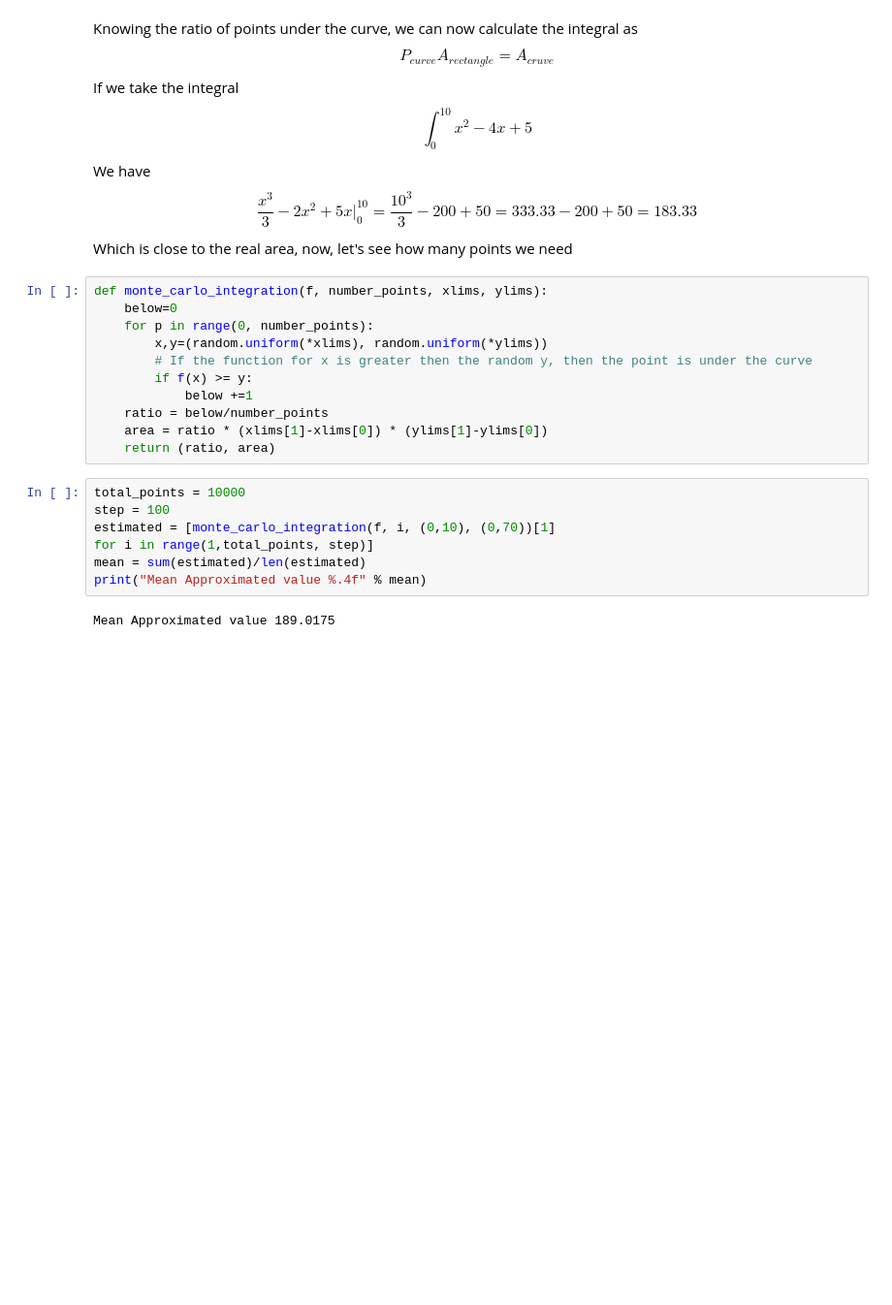
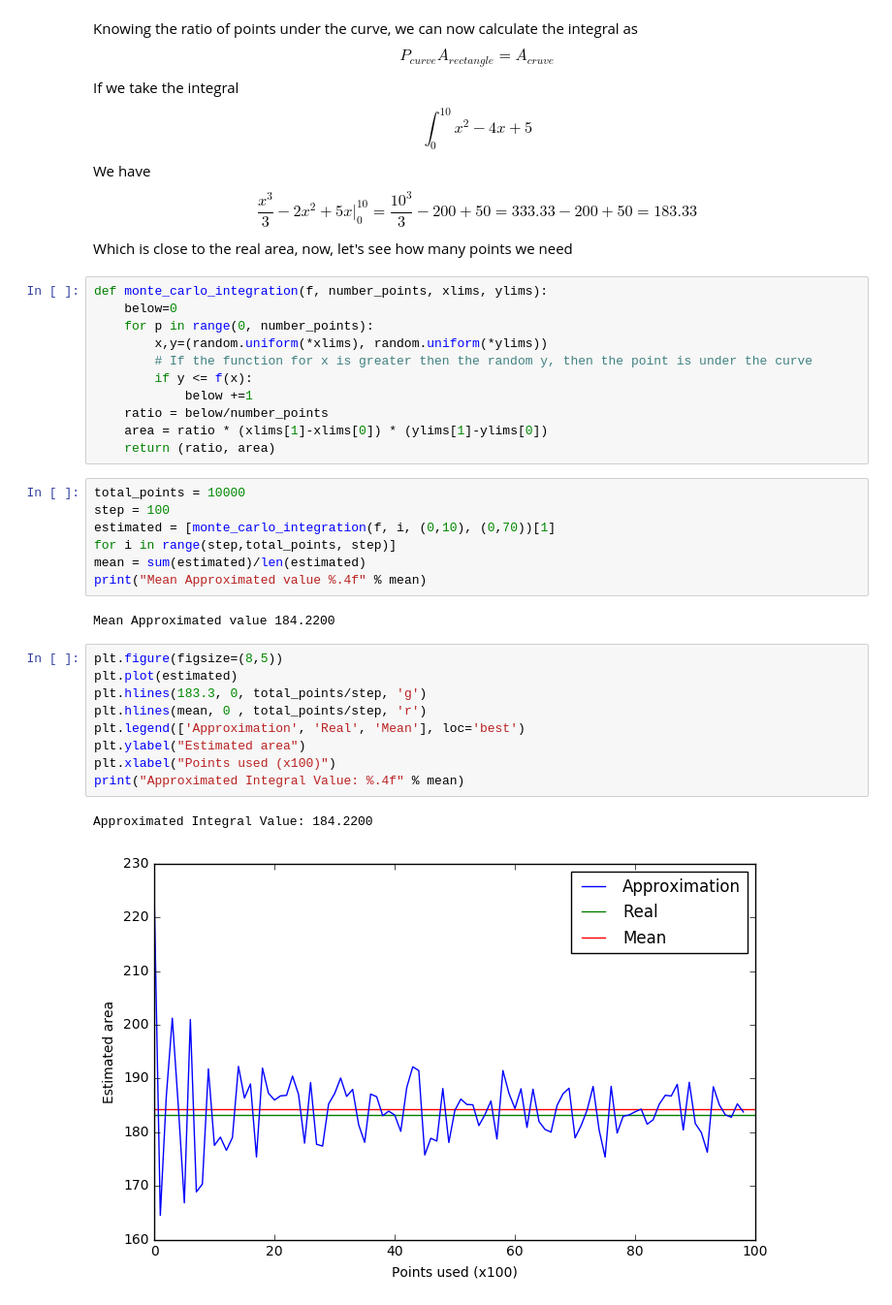
Before and after one commit to victorgcapone/datascience, a Jupyter notebook: Monte Carlos Experiments/Monte Carlo Integration.ipynb, the cells around one changed output. Shown at 97% size. Drawn from its saved outputs; the diff is of its cells as text; blank space fills up the shorter version.

```diff
--- a/Monte Carlos Experiments/Monte Carlo Integration.ipynb
+++ b/Monte Carlos Experiments/Monte Carlo Integration.ipynb
@@ -56,7 +56,7 @@ def monte_carlo_integration(f, number_points, xlims, ylims):
     for p in range(0, number_points):
         x,y=(random.uniform(*xlims), random.uniform(*ylims))
         # If the function for x is greater then the random y, then the point is under the curve
-        if f(x) >= y:
+        if y <= f(x):
             below +=1
     ratio = below/number_points
     area = ratio * (xlims[1]-xlims[0]) * (ylims[1]-ylims[0])
@@ -65,8 +65,20 @@ def monte_carlo_integration(f, number_points, xlims, ylims):
 total_points = 10000
 step = 100
 estimated = [monte_carlo_integration(f, i, (0,10), (0,70))[1]
-for i in range(1,total_points, step)]
+for i in range(step,total_points, step)]
 mean = sum(estimated)/len(estimated)
 print("Mean Approximated value %.4f" % mean)
 # %% [output]
-Mean Approximated value 189.0175
+Mean Approximated value 184.2200
+# %%
+plt.figure(figsize=(8,5))
+plt.plot(estimated)
+plt.hlines(183.3, 0, total_points/step, 'g')
+plt.hlines(mean, 0 , total_points/step, 'r')
+plt.legend(['Approximation', 'Real', 'Mean'], loc='best')
+plt.ylabel("Estimated area")
+plt.xlabel("Points used (x100)")
+print("Approximated Integral Value: %.4f" % mean)
+# %% [output]
+Approximated Integral Value: 184.2200
+[figure, added]
```
Also changed, not shown: parts of 10 cells of this notebook.
